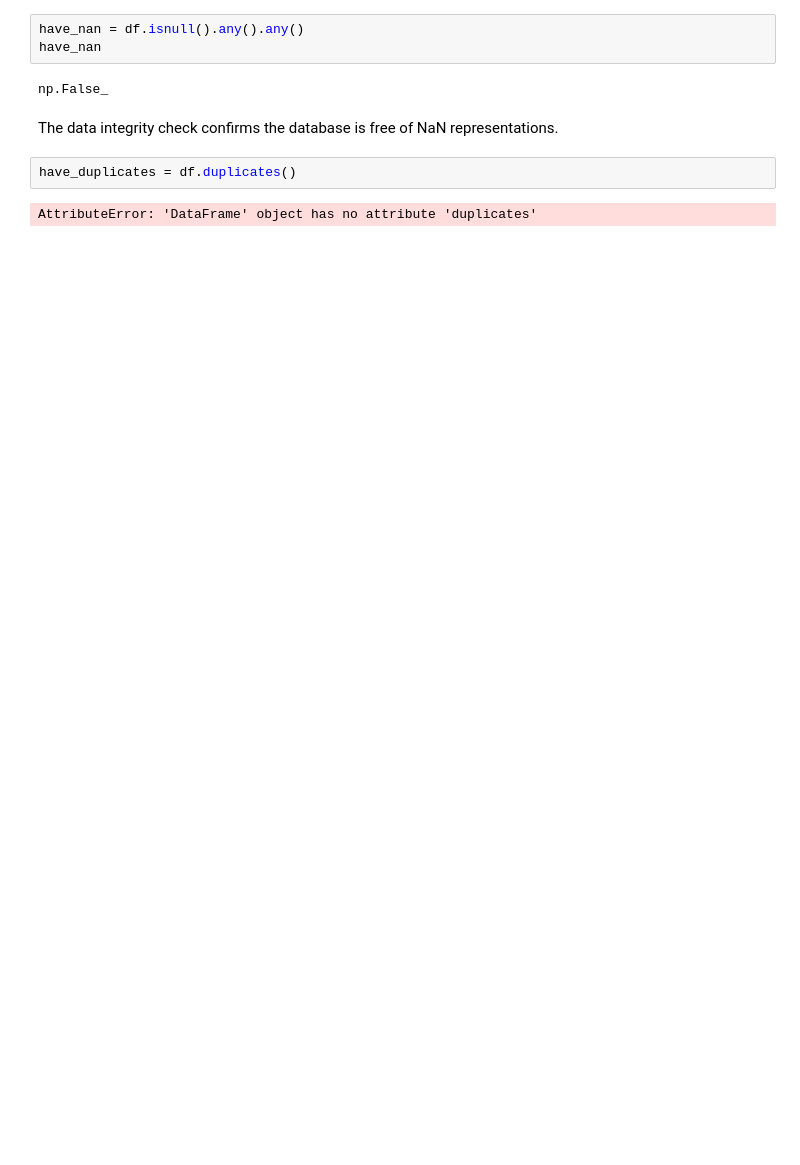
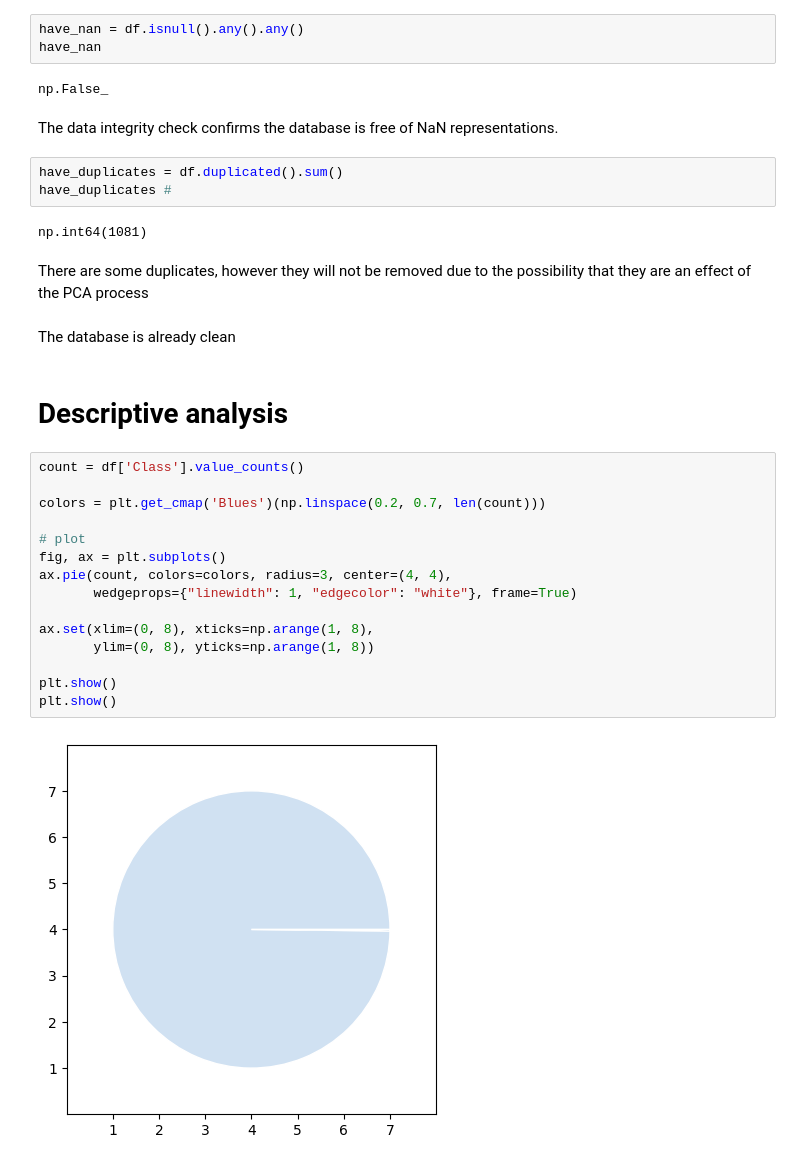
Before and after one commit to juanpablocarrillohortua/fraud-detection, a Jupyter notebook: notebooks/main.ipynb, the cells around one changed output. Cells and saved outputs as stored; diff of their text form; blank space fills up the shorter version.

```diff
--- a/notebooks/main.ipynb
+++ b/notebooks/main.ipynb
@@ -31,6 +33,30 @@ np.False_
 # %% [markdown]
 The data integrity check confirms the database is free of NaN representations.
 # %%
-have_duplicates = df.duplicates()
+have_duplicates = df.duplicated().sum()
+have_duplicates #
 # %% [output]
-AttributeError: 'DataFrame' object has no attribute 'duplicates'
+np.int64(1081)
+# %% [markdown]
+There are some duplicates, however they will not be removed due to the possibility that they are an effect of the PCA process
+# %% [markdown]
+The database is already clean
+# %% [markdown]
+# Descriptive analysis
+# %%
+count = df['Class'].value_counts()
+
+colors = plt.get_cmap('Blues')(np.linspace(0.2, 0.7, len(count)))
+
+# plot
+fig, ax = plt.subplots()
+ax.pie(count, colors=colors, radius=3, center=(4, 4),
+       wedgeprops={"linewidth": 1, "edgecolor": "white"}, frame=True)
+
+ax.set(xlim=(0, 8), xticks=np.arange(1, 8),
+       ylim=(0, 8), yticks=np.arange(1, 8))
+
+plt.show()
+plt.show()
+# %% [output]
+[figure, added]
```
Also changed, not shown: parts of 24 cells of this notebook.
